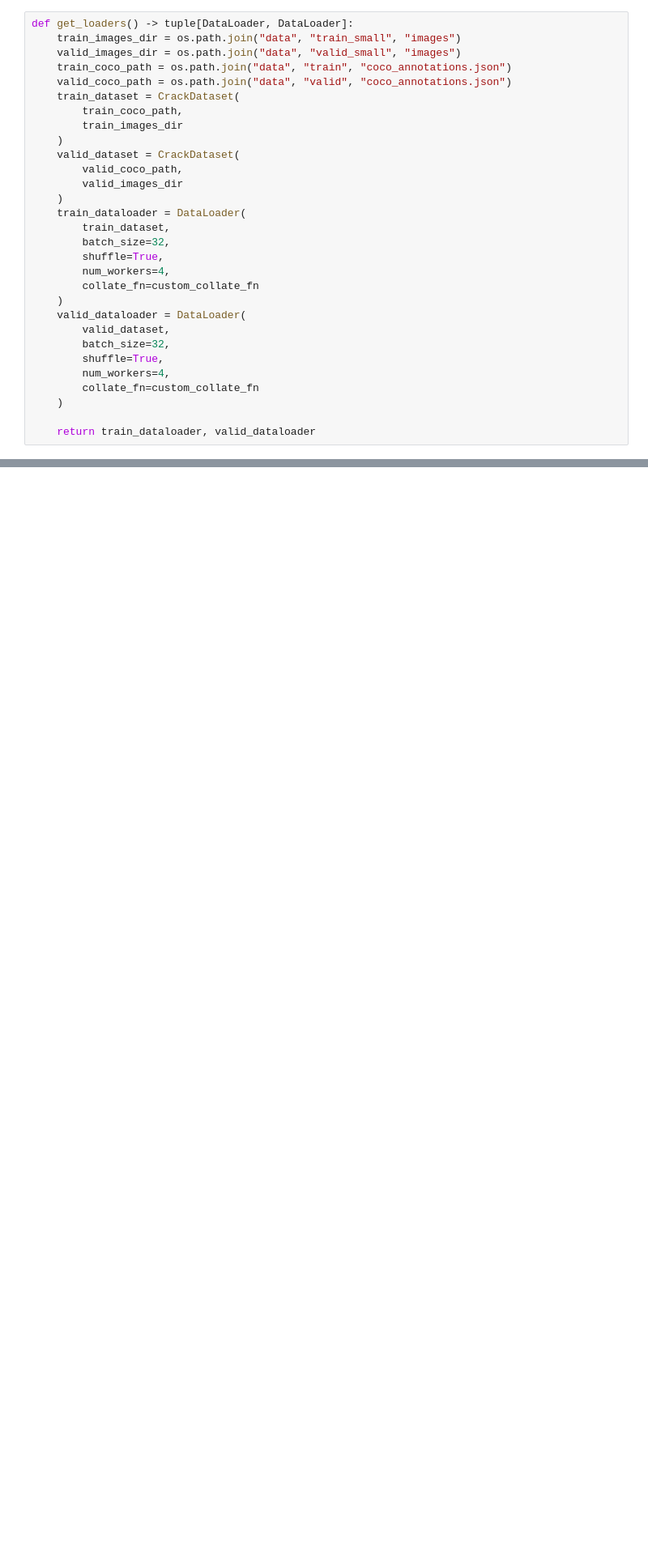
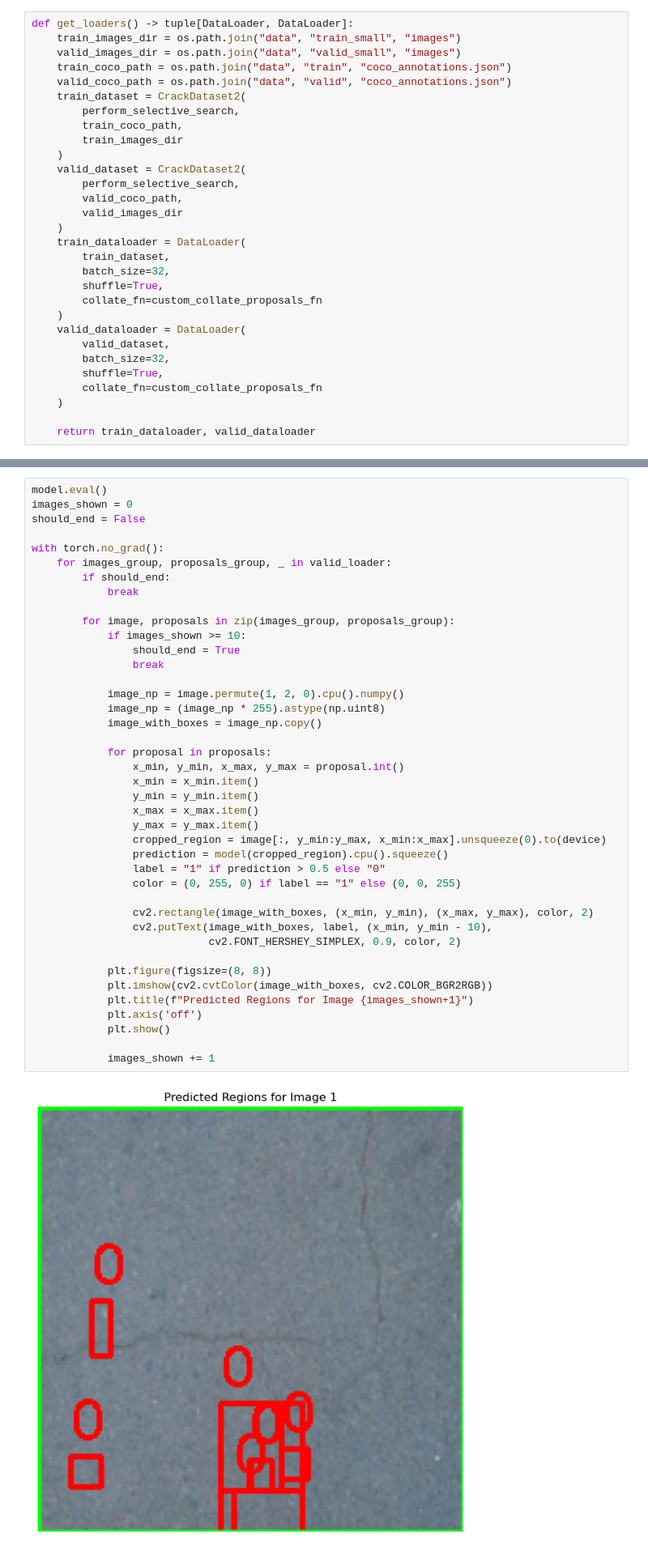
Before and after one commit to mmalek06/crack-detection, a Jupyter notebook: 0.7_pretrained_classifier_with_proposals.ipynb, the cells around one changed output, grey strips where cells are left out. Shown at 81% size. Saved outputs shown, nothing was run; the diff lists cells and outputs as text; blank space fills up the shorter version.

```diff
--- a/0.7_pretrained_classifier_with_proposals.ipynb
+++ b/0.7_pretrained_classifier_with_proposals.ipynb
@@ -75,11 +112,13 @@ def get_loaders() -> tuple[DataLoader, DataLoader]:
     valid_images_dir = os.path.join("data", "valid_small", "images")
     train_coco_path = os.path.join("data", "train", "coco_annotations.json")
     valid_coco_path = os.path.join("data", "valid", "coco_annotations.json")
-    train_dataset = CrackDataset(
+    train_dataset = CrackDataset2(
+        perform_selective_search,
         train_coco_path,
         train_images_dir
     )
-    valid_dataset = CrackDataset(
+    valid_dataset = CrackDataset2(
+        perform_selective_search,
         valid_coco_path,
         valid_images_dir
     )
@@ -87,15 +126,13 @@ def get_loaders() -> tuple[DataLoader, DataLoader]:
         train_dataset,
         batch_size=32,
         shuffle=True,
-        num_workers=4,
-        collate_fn=custom_collate_fn
+        collate_fn=custom_collate_proposals_fn
     )
     valid_dataloader = DataLoader(
         valid_dataset,
         batch_size=32,
         shuffle=True,
-        num_workers=4,
-        collate_fn=custom_collate_fn
+        collate_fn=custom_collate_proposals_fn
     )
 
     return train_dataloader, valid_dataloader
@@ -199,0 +288,43 @@ ValueError: too many values to unpack (expected 2)
+# %%
+model.eval()
+images_shown = 0
+should_end = False
+
+with torch.no_grad():
+    for images_group, proposals_group, _ in valid_loader:
+        if should_end:
+            break
+
+        for image, proposals in zip(images_group, proposals_group):
+            if images_shown >= 10:
+                should_end = True
+                break
+
+            image_np = image.permute(1, 2, 0).cpu().numpy()
+            image_np = (image_np * 255).astype(np.uint8)
+            image_with_boxes = image_np.copy()
+
+            for proposal in proposals:
+                x_min, y_min, x_max, y_max = proposal.int()
+                x_min = x_min.item()
+                y_min = y_min.item()
+                x_max = x_max.item()
+                y_max = y_max.item()
+                cropped_region = image[:, y_min:y_max, x_min:x_max].unsqueeze(0).to(device)
+                prediction = model(cropped_region).cpu().squeeze()
+                label = "1" if prediction > 0.5 else "0"
+                color = (0, 255, 0) if label == "1" else (0, 0, 255)
+
+                cv2.rectangle(image_with_boxes, (x_min, y_min), (x_max, y_max), color, 2)
+                cv2.putText(image_with_boxes, label, (x_min, y_min - 10),
+                            cv2.FONT_HERSHEY_SIMPLEX, 0.9, color, 2)
+
+            plt.figure(figsize=(8, 8))
+            plt.imshow(cv2.cvtColor(image_with_boxes, cv2.COLOR_BGR2RGB))
+            plt.title(f"Predicted Regions for Image {images_shown+1}")
+            plt.axis('off')
+            plt.show()
+
+            images_shown += 1
+# %% [output]
+[figure, added]
```
Also changed, not shown: parts of 6 cells of this notebook, 2 other files.
